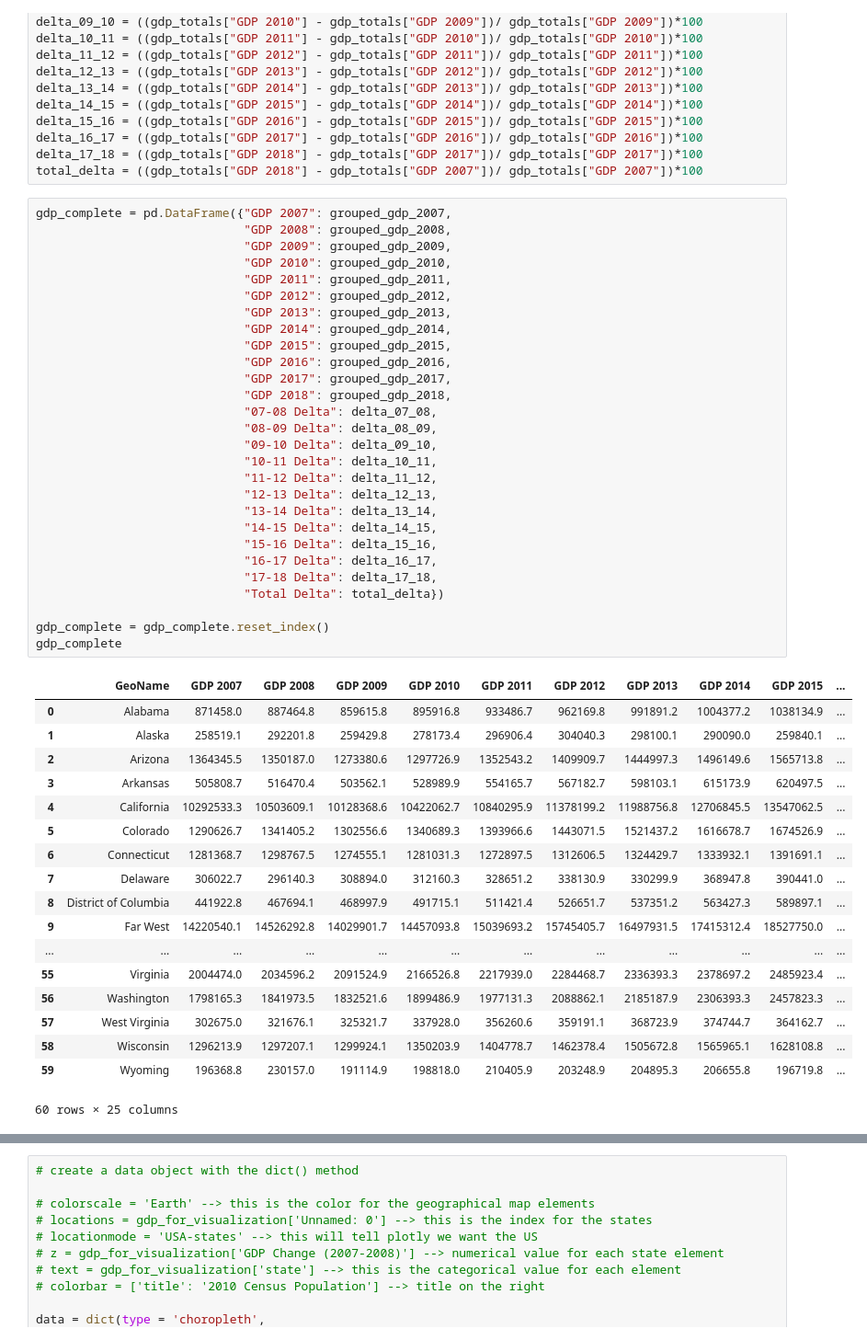
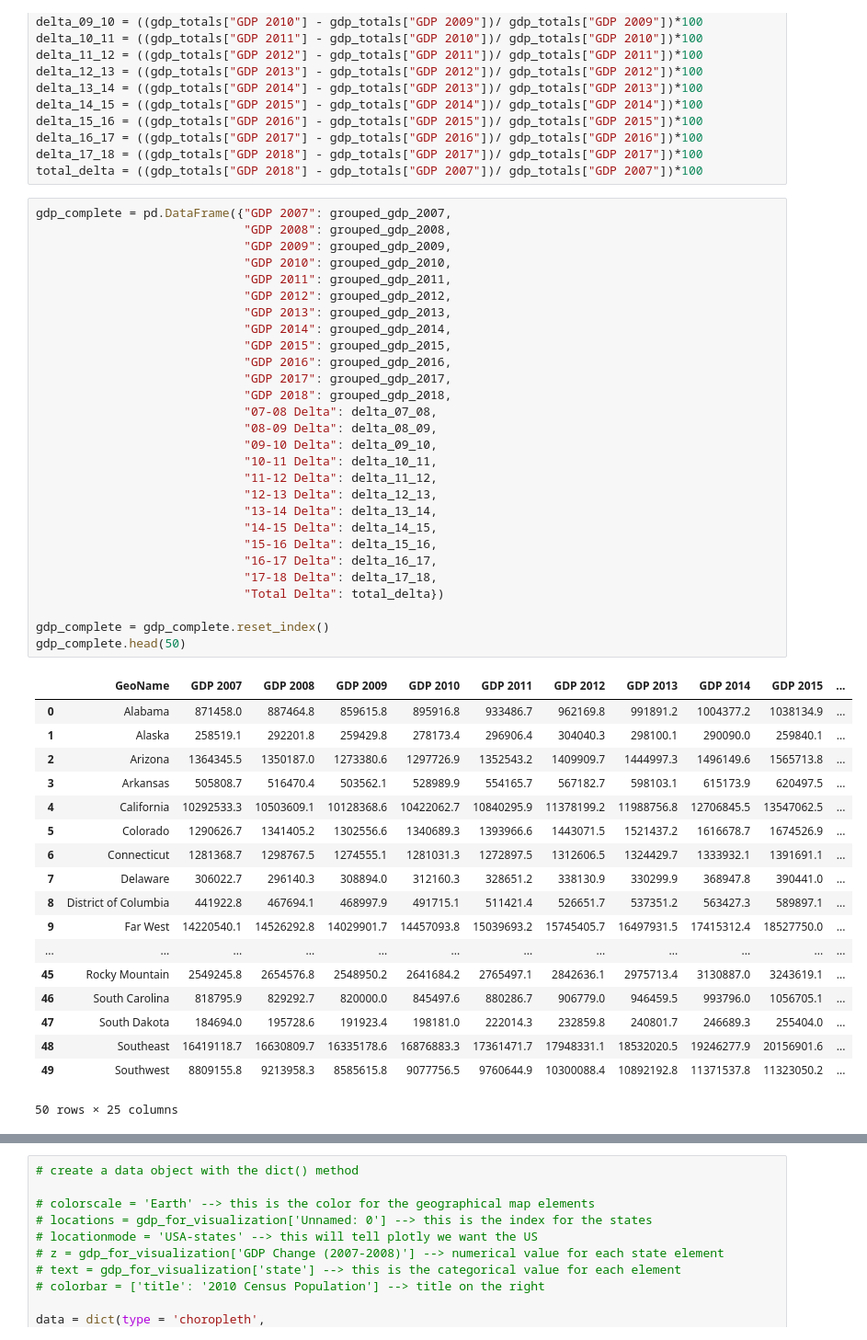
Before and after one commit to cblasi111/2008_recession_analysis, a Jupyter notebook: Complete Analysis.ipynb, the cells around one changed output, grey strips where cells are left out. Shown at 92% size. Cells and saved outputs as stored; diff of their text form.

```diff
--- a/Complete Analysis.ipynb
+++ b/Complete Analysis.ipynb
@@ -504,40 +504,40 @@ gdp_complete = pd.DataFrame({"GDP 2007": grouped_gdp_2007,
                              "GDP 2016": grouped_gdp_2016,
                              "GDP 2017": grouped_gdp_2017,
                              "GDP 2018": grouped_gdp_2018,
                              "07-08 Delta": delta_07_08,
                              "08-09 Delta": delta_08_09,
                              "09-10 Delta": delta_09_10,
                              "10-11 Delta": delta_10_11,
                              "11-12 Delta": delta_11_12,
                              "12-13 Delta": delta_12_13,
                              "13-14 Delta": delta_13_14,
                              "14-15 Delta": delta_14_15,
                              "15-16 Delta": delta_15_16,
                              "16-17 Delta": delta_16_17,
                              "17-18 Delta": delta_17_18,
                              "Total Delta": total_delta})
 
 gdp_complete = gdp_complete.reset_index()
-gdp_complete
+gdp_complete.head(50)
 # %% [output]
 |  | GeoName | GDP 2007 | GDP 2008 | GDP 2009 | GDP 2010 | GDP 2011 | GDP 2012 | GDP 2013 | GDP 2014 | GDP 2015 | ... |
 | 0 | Alabama | 871458.0 | 887464.8 | 859615.8 | 895916.8 | 933486.7 | 962169.8 | 991891.2 | 1004377.2 | 1038134.9 | ... |
 | 1 | Alaska | 258519.1 | 292201.8 | 259429.8 | 278173.4 | 296906.4 | 304040.3 | 298100.1 | 290090.0 | 259840.1 | ... |
 | 2 | Arizona | 1364345.5 | 1350187.0 | 1273380.6 | 1297726.9 | 1352543.2 | 1409909.7 | 1444997.3 | 1496149.6 | 1565713.8 | ... |
 | 3 | Arkansas | 505808.7 | 516470.4 | 503562.1 | 528989.9 | 554165.7 | 567182.7 | 598103.1 | 615173.9 | 620497.5 | ... |
 | 4 | California | 10292533.3 | 10503609.1 | 10128368.6 | 10422062.7 | 10840295.9 | 11378199.2 | 11988756.8 | 12706845.5 | 13547062.5 | ... |
 | 5 | Colorado | 1290626.7 | 1341405.2 | 1302556.6 | 1340689.3 | 1393966.6 | 1443071.5 | 1521437.2 | 1616678.7 | 1674526.9 | ... |
 | 6 | Connecticut | 1281368.7 | 1298767.5 | 1274555.1 | 1281031.3 | 1272897.5 | 1312606.5 | 1324429.7 | 1333932.1 | 1391691.1 | ... |
 | 7 | Delaware | 306022.7 | 296140.3 | 308894.0 | 312160.3 | 328651.2 | 338130.9 | 330299.9 | 368947.8 | 390441.0 | ... |
 | 8 | District of Columbia | 441922.8 | 467694.1 | 468997.9 | 491715.1 | 511421.4 | 526651.7 | 537351.2 | 563427.3 | 589897.1 | ... |
 | 9 | Far West | 14220540.1 | 14526292.8 | 14029901.7 | 14457093.8 | 15039693.2 | 15745405.7 | 16497931.5 | 17415312.4 | 18527750.0 | ... |
 | ... | ... | ... | ... | ... | ... | ... | ... | ... | ... | ... | ... |
-| 55 | Virginia | 2004474.0 | 2034596.2 | 2091524.9 | 2166526.8 | 2217939.0 | 2284468.7 | 2336393.3 | 2378697.2 | 2485923.4 | ... |
-| 56 | Washington | 1798165.3 | 1841973.5 | 1832521.6 | 1899486.9 | 1977131.3 | 2088862.1 | 2185187.9 | 2306393.3 | 2457823.3 | ... |
-| 57 | West Virginia | 302675.0 | 321676.1 | 325321.7 | 337928.0 | 356260.6 | 359191.1 | 368723.9 | 374744.7 | 364162.7 | ... |
-| 58 | Wisconsin | 1296213.9 | 1297207.1 | 1299924.1 | 1350203.9 | 1404778.7 | 1462378.4 | 1505672.8 | 1565965.1 | 1628108.8 | ... |
-| 59 | Wyoming | 196368.8 | 230157.0 | 191114.9 | 198818.0 | 210405.9 | 203248.9 | 204895.3 | 206655.8 | 196719.8 | ... |
+| 45 | Rocky Mountain | 2549245.8 | 2654576.8 | 2548950.2 | 2641684.2 | 2765497.1 | 2842636.1 | 2975713.4 | 3130887.0 | 3243619.1 | ... |
+| 46 | South Carolina | 818795.9 | 829292.7 | 820000.0 | 845497.6 | 880286.7 | 906779.0 | 946459.5 | 993796.0 | 1056705.1 | ... |
+| 47 | South Dakota | 184694.0 | 195728.6 | 191923.4 | 198181.0 | 222014.3 | 232859.8 | 240801.7 | 246689.3 | 255404.0 | ... |
+| 48 | Southeast | 16419118.7 | 16630809.7 | 16335178.6 | 16876883.3 | 17361471.7 | 17948331.1 | 18532020.5 | 19246277.9 | 20156901.6 | ... |
+| 49 | Southwest | 8809155.8 | 9213958.3 | 8585615.8 | 9077756.5 | 9760644.9 | 10300088.4 | 10892192.8 | 11371537.8 | 11323050.2 | ... |
-60 rows × 25 columns
+50 rows × 25 columns
 # %%
 # Create dataframe to show 07-08 change and 08-18 change
 gdp_change_07_08 = gdp_complete["09-10 Delta"]
```
Also changed, not shown: parts of 13 cells of this notebook.
